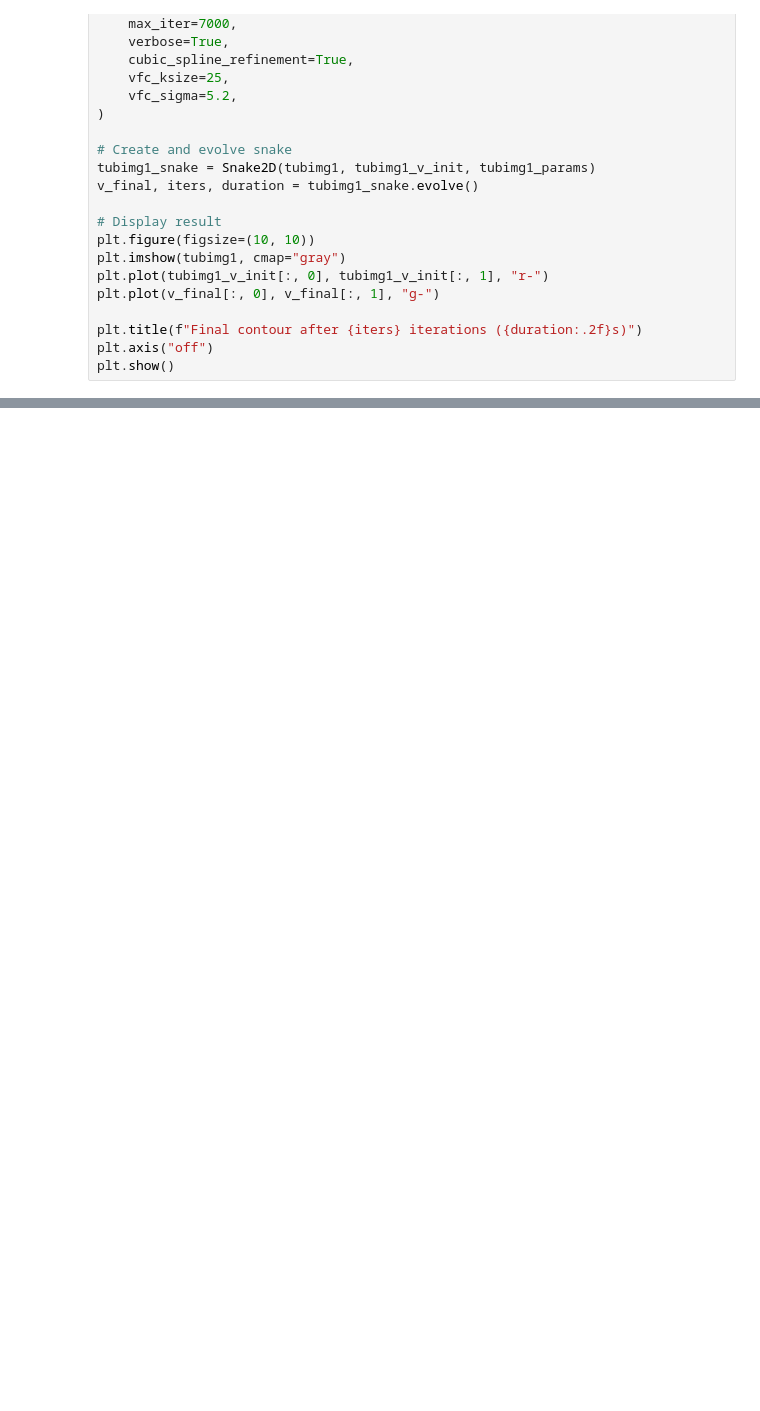
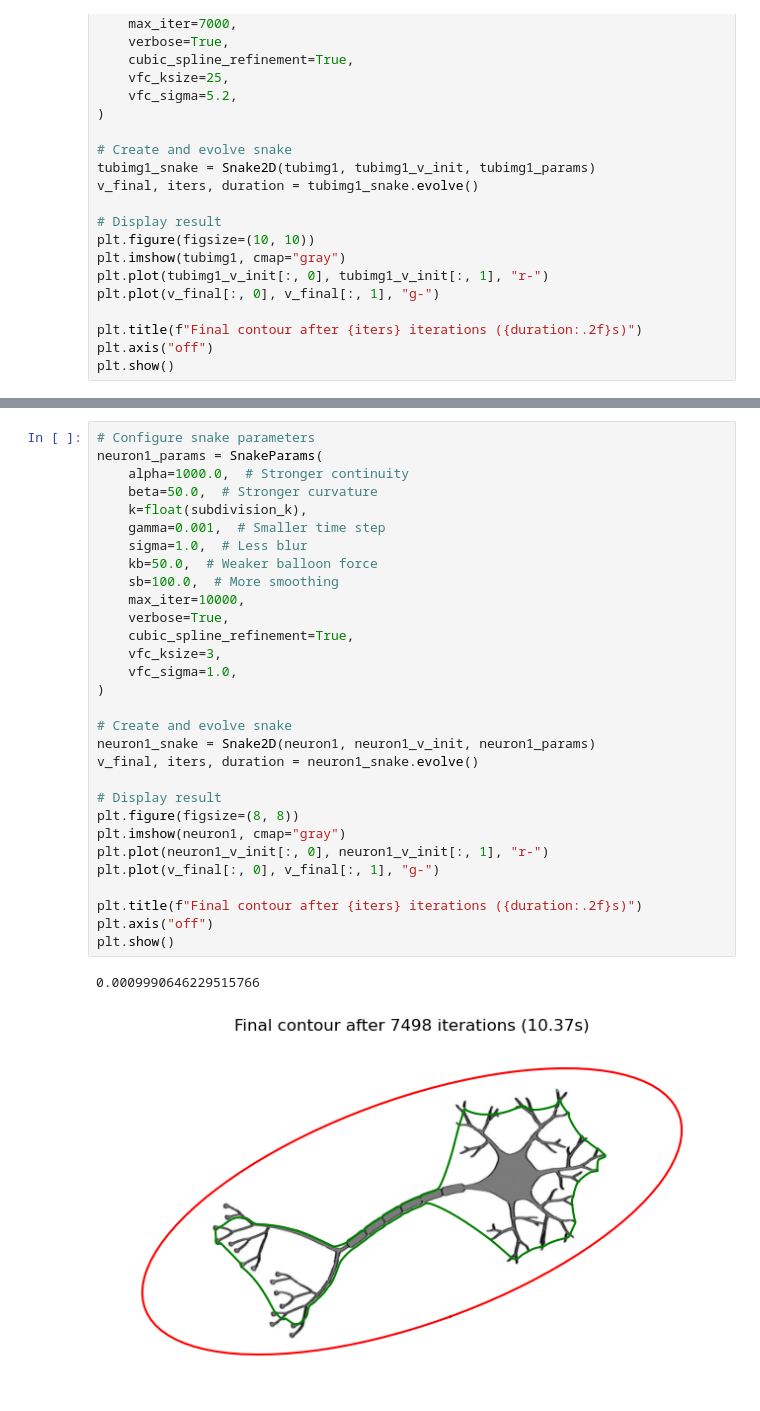
Before and after one commit to shh4und/snakes, a Jupyter notebook: 2D/snake.ipynb, the cells around one changed output, grey strips where cells are left out. Drawn from its saved outputs; the diff is of its cells as text; blank space fills up the shorter version.

```diff
--- a/2D/snake.ipynb
+++ b/2D/snake.ipynb
@@ -372,0 +384,33 @@ plt.show()
+# %%
+# Configure snake parameters
+neuron1_params = SnakeParams(
+    alpha=1000.0,  # Stronger continuity
+    beta=50.0,  # Stronger curvature
+    k=float(subdivision_k),
+    gamma=0.001,  # Smaller time step
+    sigma=1.0,  # Less blur
+    kb=50.0,  # Weaker balloon force
+    sb=100.0,  # More smoothing
+    max_iter=10000,
+    verbose=True,
+    cubic_spline_refinement=True,
+    vfc_ksize=3,
+    vfc_sigma=1.0,
+)
+
+# Create and evolve snake
+neuron1_snake = Snake2D(neuron1, neuron1_v_init, neuron1_params)
+v_final, iters, duration = neuron1_snake.evolve()
+
+# Display result
+plt.figure(figsize=(8, 8))
+plt.imshow(neuron1, cmap="gray")
+plt.plot(neuron1_v_init[:, 0], neuron1_v_init[:, 1], "r-")
+plt.plot(v_final[:, 0], v_final[:, 1], "g-")
+
+plt.title(f"Final contour after {iters} iterations ({duration:.2f}s)")
+plt.axis("off")
+plt.show()
+# %% [output]
+0.0009990646229515766
+[figure, added]
```
Also changed, not shown: parts of 18 cells of this notebook.
